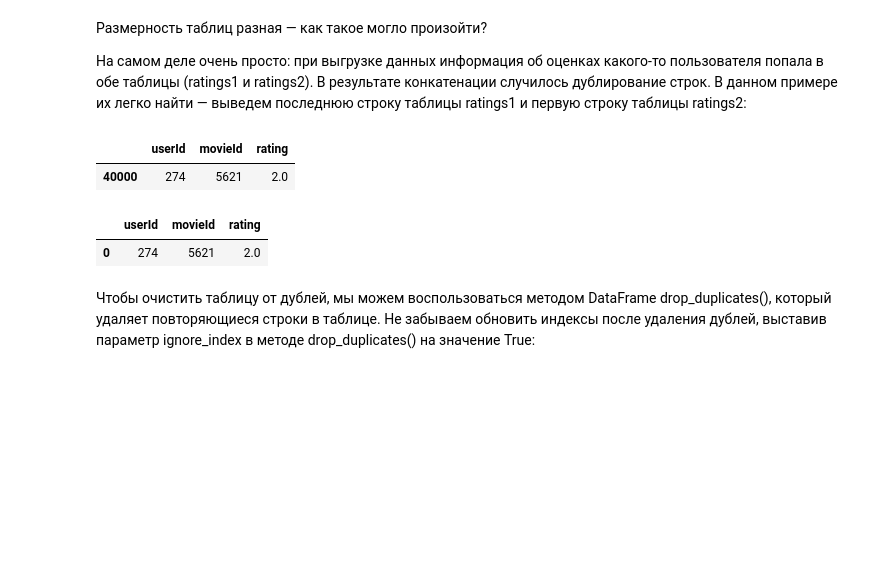
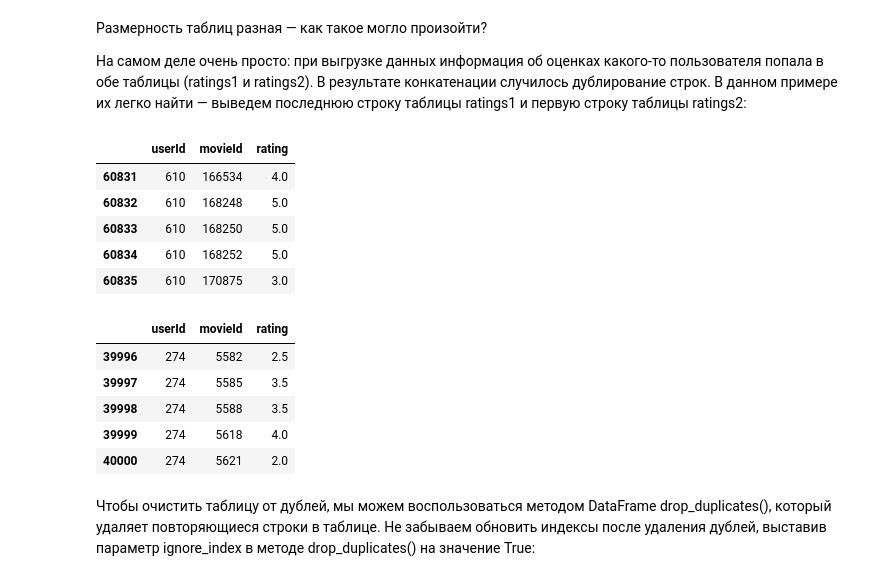
Before and after one commit to Deemetr5/ds_v3, a Jupyter notebook: PY_12_Продвинутые методы работы с данными в Pandas/movies_class.ipynb, the cells around one changed output. Cells and saved outputs as stored; diff of their text form; code cells hidden in the pictures; blank space fills up the shorter version.

```diff
--- a/PY_12_Продвинутые методы работы с данными в Pandas/movies_class.ipynb
+++ b/PY_12_Продвинутые методы работы с данными в Pandas/movies_class.ipynb
@@ -268,14 +261,22 @@ False
 Размерность таблиц разная — как такое могло произойти?
 
 На самом деле очень просто: при выгрузке данных информация об оценках какого-то  пользователя попала в обе таблицы (ratings1 и ratings2). В результате конкатенации случилось дублирование строк. В данном примере их легко найти — выведем последнюю строку таблицы ratings1 и первую строку таблицы ratings2:
-# %%
-display(ratings1.tail(1))
-display(ratings2.head(1))
-# %% [output]
-|  | userId | movieId | rating |
-| 40000 | 274 | 5621 | 2.0 |
-|  | userId | movieId | rating |
-| 0 | 274 | 5621 | 2.0 |
+# %%
+display(ratings2.tail(5))
+display(ratings1.tail(5))
+# %% [output]
+|  | userId | movieId | rating |
+| 60831 | 610 | 166534 | 4.0 |
+| 60832 | 610 | 168248 | 5.0 |
+| 60833 | 610 | 168250 | 5.0 |
+| 60834 | 610 | 168252 | 5.0 |
+| 60835 | 610 | 170875 | 3.0 |
+|  | userId | movieId | rating |
+| 39996 | 274 | 5582 | 2.5 |
+| 39997 | 274 | 5585 | 3.5 |
+| 39998 | 274 | 5588 | 3.5 |
+| 39999 | 274 | 5618 | 4.0 |
+| 40000 | 274 | 5621 | 2.0 |
 # %% [markdown]
 Чтобы очистить таблицу от дублей, мы можем воспользоваться методом DataFrame drop_duplicates(), который удаляет повторяющиеся строки в таблице. Не забываем обновить индексы после удаления дублей, выставив параметр ignore_index в методе drop_duplicates() на значение True:
 # %%
```
Also changed, not shown: parts of 7 cells of this notebook.
